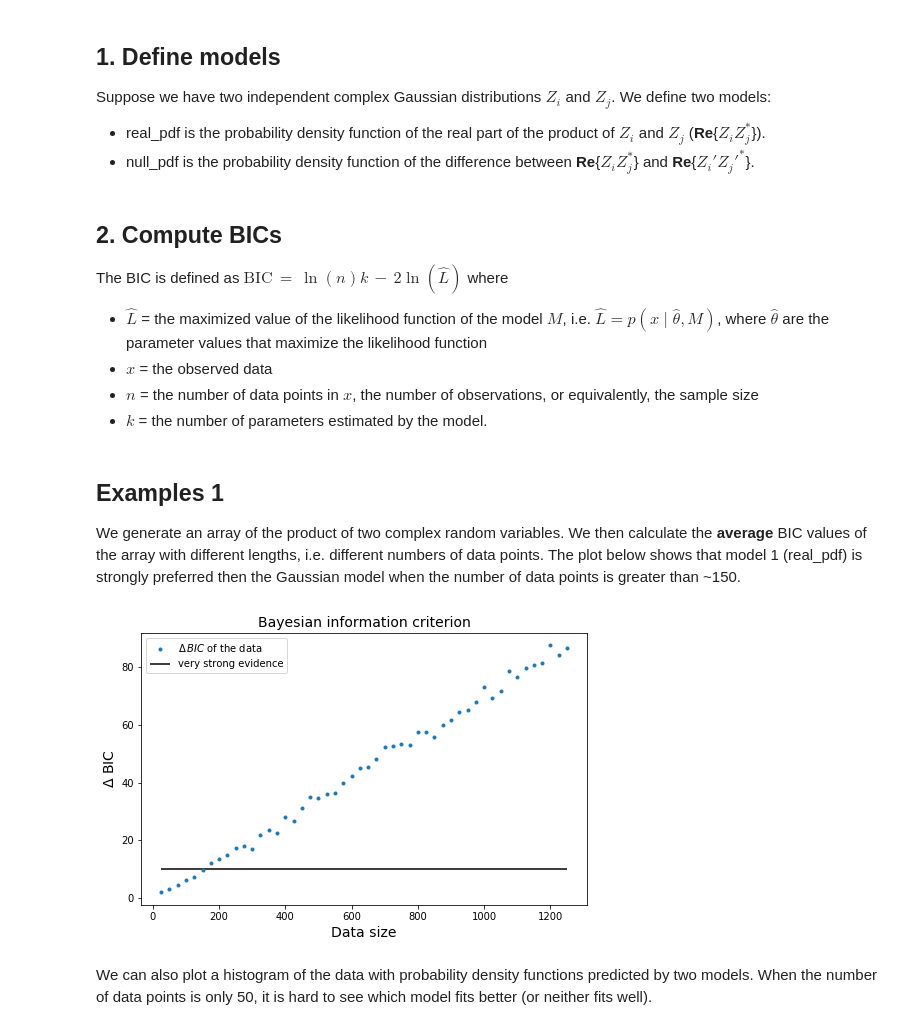
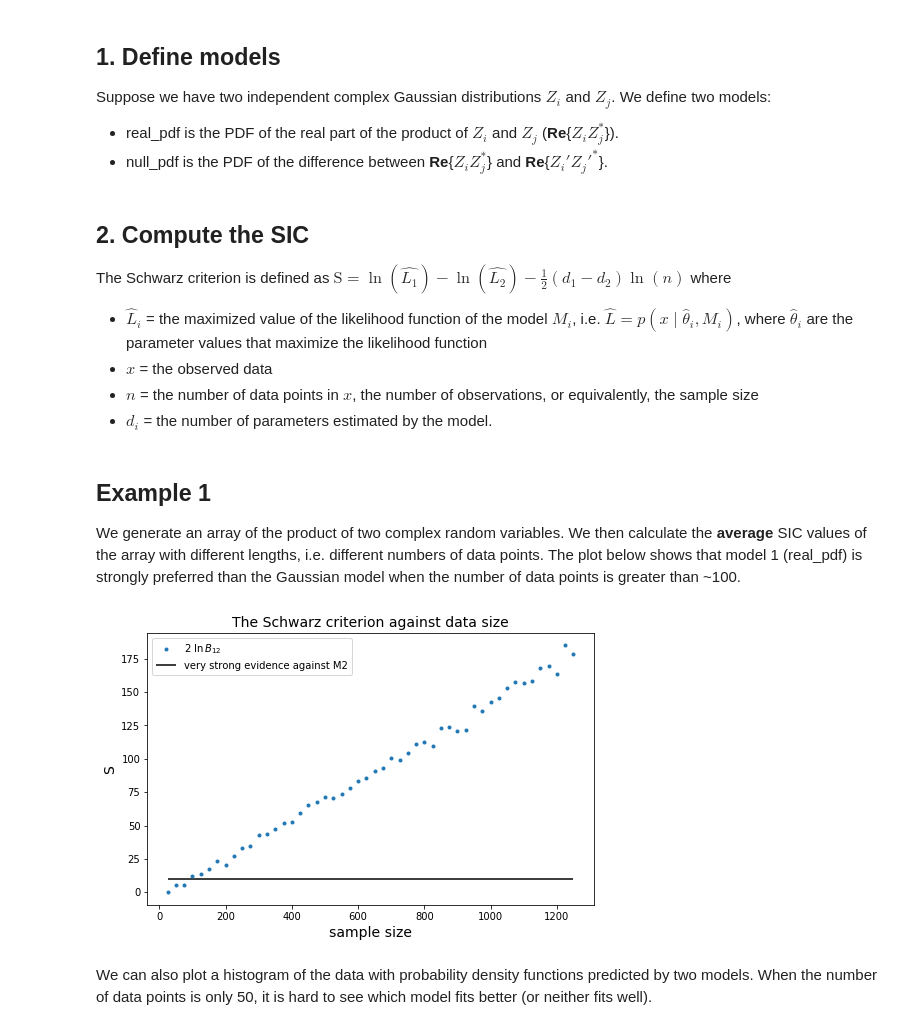
Before and after one commit to acliu/mcgill_sandbox, a Jupyter notebook: dixin/BIC_bayes_factor.ipynb, the cells around one changed output. Cells and saved outputs as stored; diff of their text form; code cells hidden in the pictures.

Commit message:
Use SIC as an approximation of Bayes factors

```diff
--- a/dixin/BIC_bayes_factor.ipynb
+++ b/dixin/BIC_bayes_factor.ipynb
@@ -12,8 +12,8 @@ import matplotlib.pyplot as plt
 ## 1. Define models
 
 Suppose we have two independent complex Gaussian distributions $Z_i$ and $Z_j$. We define two models:
-- real_pdf is the probability density function of the real part of the product of $Z_i$ and $Z_j$ (**Re**{$Z_iZ_j^*$}).
-- null_pdf is the probability density function of the difference between **Re**{$Z_iZ_j^*$} and **Re**{$Z_i'Z_j'^*$}.
+- real_pdf is the PDF of the real part of the product of $Z_i$ and $Z_j$ (**Re**{$Z_iZ_j^*$}).
+- null_pdf is the PDF of the difference between **Re**{$Z_iZ_j^*$} and **Re**{$Z_i'Z_j'^*$}.
 # %%
 def real_pdf(x, sig):
     a = 1/(sig)
@@ -23,12 +23,12 @@ def real_pdf(x, sig):
 def null_pdf(x, s):
     return (1/(2*s**2))*np.exp(-2*np.abs(x)/(s))*(s+2*np.abs(x))
 # %% [markdown]
-## 2. Compute BICs
+## 2. Compute the SIC
 
-The BIC is defined as $\mathrm{BIC}\,=\,\ln(n)k\,-\,2\ln(\hat{L})$ where
+The Schwarz criterion is defined as $\mathrm{S}=\ln(\hat{L_1})-\ln(\hat{L_2})-\frac{1}{2}(d_1-d_2)\ln(n)$ where
 
-- $\hat L$ = the maximized value of the likelihood function of the model $M$, i.e. $\hat L=p(x\mid\widehat\theta,M)$, where $\widehat\theta$ are the parameter values that maximize the likelihood function
+- $\hat L_i$ = the maximized value of the likelihood function of the model $M_i$, i.e. $\hat L=p(x\mid\widehat\theta_i,M_i)$, where $\widehat\theta_i$ are the parameter values that maximize the likelihood function
 - $x$ = the observed data
 - $n$ = the number of data points in $x$, the number of observations, or equivalently, the sample size
-- $k$ = the number of parameters estimated by the model.
+- $d_i$ = the number of parameters estimated by the model.
 # %%
@@ -92,39 +77,36 @@ def bic(data, m1, m2, print_result=False):
 # %% [markdown]
-## Examples 1
+## Example 1
 
-We generate an array of the product of two complex random variables. We then calculate the **average** BIC values of the array with different lengths, i.e. different numbers of data points. The plot below shows that model 1 (real_pdf) is strongly preferred then the Gaussian model when the number of data points is greater than ~150.
+We generate an array of the product of two complex random variables. We then calculate the **average** SIC values of the array with different lengths, i.e. different numbers of data points. The plot below shows that model 1 (real_pdf) is strongly preferred than the Gaussian model when the number of data points is greater than ~100.
 # %%
 # compute BICs
 bics = []
 size = []
 for i in range(50):
     b = []
     for j in range(50):
         if i == 0:
             size.append(50+50*j)
         x = np.random.normal(size=(2, size[j])).view(np.complex128)
         z = x[0, :] * x[1, :]
         z = z.real
-        b.append(bic(z, real_pdf, 'norm'))
+        b.append(bayes_factor_approx(z, real_pdf, 'norm'))
     bics.append(b)
 size = np.asarray(size)/2
 # average BIC value for each number of data points
 bics = np.mean(bics, axis=0)
 
 # plot data points over BIC values
 plt.figure(figsize=(8, 5))
-plt.plot(size, bics, '.', label="$\Delta\,{BIC}$ of the data")
-
-# plot BIC difference for the evidence against higher BIC
-plt.hlines(10, size[0], size[-1], label="very strong evidence")
-
-plt.xlabel("Data size", fontsize=14)
-plt.ylabel("$\Delta$ BIC", fontsize=14)
-plt.title("Bayesian information criterion", fontsize=14)
+plt.plot(size, bics, '.', label="2 $\ln\,{B_{12}}$")
+plt.hlines(10, size[0], size[-1], label="very strong evidence against M2")
+plt.xlabel("sample size", fontsize=14)
+plt.ylabel("S", fontsize=14)
+plt.title("The Schwarz criterion against data size", fontsize=14)
 plt.legend(loc='best', fontsize=10)
 plt.show()
 # %% [output]
-[figure, old version]
+[figure, new version]
 # %% [markdown]
 We can also plot a histogram of the data with probability density functions predicted by two models. When the number of data points is only 50, it is hard to see which model fits better (or neither fits well).
 # %%
```
Also changed, not shown: parts of 8 cells of this notebook.
